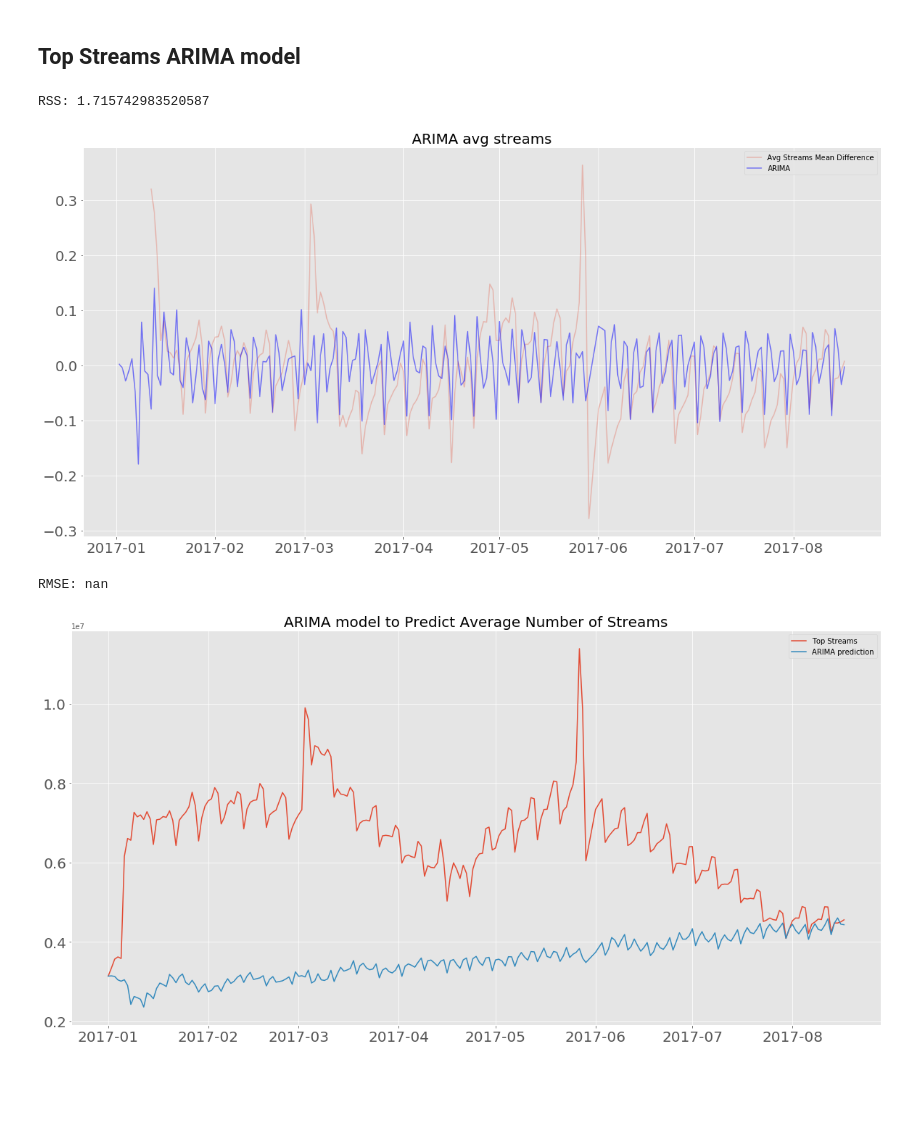
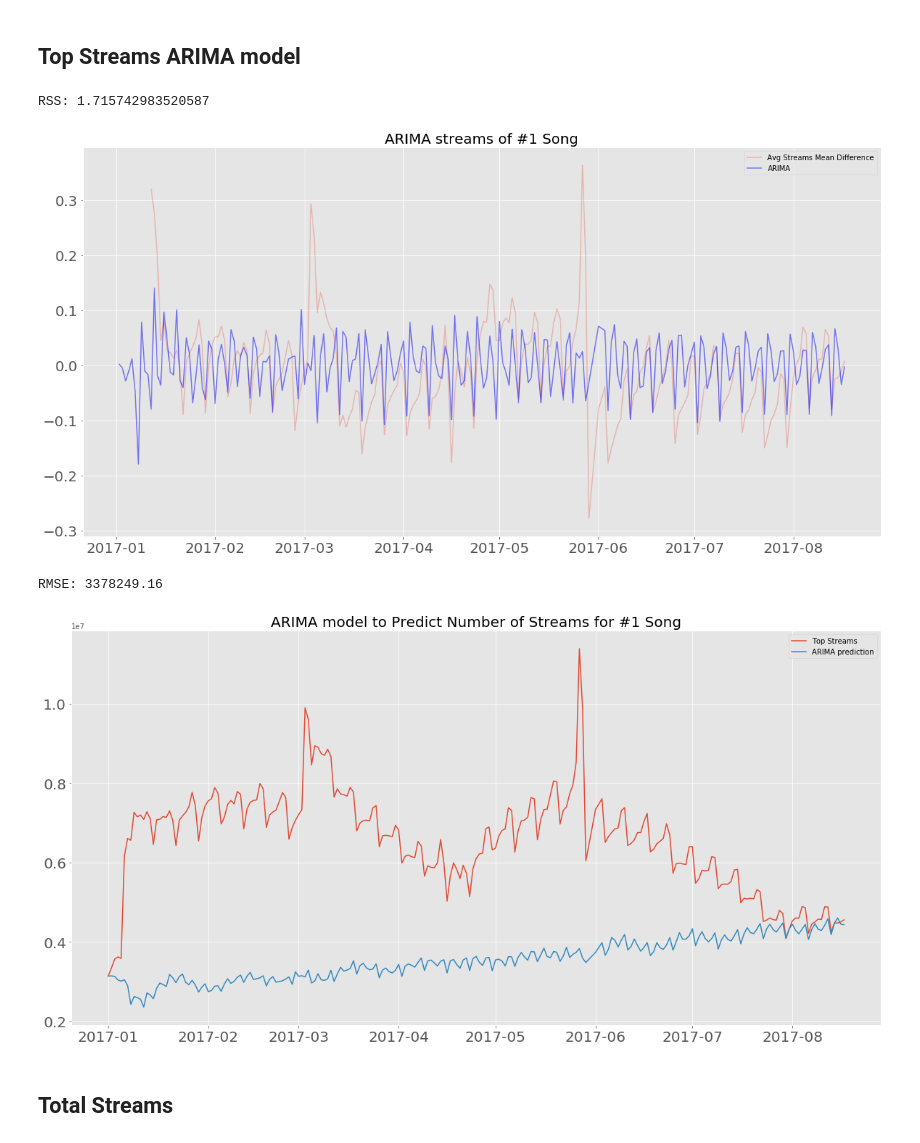
Before and after one commit to maxgrossenbacher/Forecasting_daily_spotify_streams, a Jupyter notebook: src/Spotify_Time_Series.ipynb, the cells around one changed output. Cells and saved outputs as stored; diff of their text form; code cells hidden in the pictures; blank space fills up the shorter version.

Commit message:
Update created ARIMA model

```diff
--- a/src/Spotify_Time_Series.ipynb
+++ b/src/Spotify_Time_Series.ipynb
@@ -582,29 +582,31 @@ RMSE: 410010.25
 # %%
 top_streams_model, top_streams_predictions_ARIMA = ARIMA_model(top_streams_log,6,6)
 
 fig, ax = plt.subplots(1)
 ax.plot(top_streams_mean_diff, label='Avg Streams Mean Difference', alpha=0.3)
 ax.plot(top_streams_predictions_ARIMA, color='blue', alpha=0.5, label='ARIMA')
-plt.title('ARIMA avg streams')
+plt.title('ARIMA streams of #1 Song')
 plt.legend(loc='best')
 fig.set_size_inches(20,10)
 bigger_fonts(ax)
 
 print('RSS: {}' .format(((top_streams_predictions_ARIMA - top_streams_mean_diff)**2).sum()))
 # %% [output]
 RSS: 1.715742983520587
-[figure, old version]
+[figure, new version]
 # %%
 top_streams_predictions = transforming_predictions(top_streams_log, top_streams_predictions_ARIMA)
 
 fig, ax = plt.subplots(1)
 ax.plot(timeseries_data['Streams_#1_song'], label='Top Streams')
 ax.plot(top_streams_predictions, label='ARIMA prediction')
-plt.title('ARIMA model to Predict Average Number of Streams')
+plt.title('ARIMA model to Predict Number of Streams for #1 Song')
 plt.legend(loc='best')
 bigger_fonts(ax)
 fig.set_size_inches((20,10))
-print('RMSE: %.2f'% np.sqrt(sum((top_streams_predictions_ARIMA-timeseries_data['Streams_#1_song'])**2)/len(timeseries_data['Streams_#1_song'])))
+print('RMSE: %.2f'% np.sqrt(sum((top_streams_predictions-timeseries_data['Streams_#1_song'])**2)/len(timeseries_data['Streams_#1_song'])))
 # %% [output]
-RMSE: nan
+RMSE: 3378249.16
-[figure, old version]
+[figure, new version]
+# %% [markdown]
+## Total Streams
```
Also changed, not shown: parts of 15 cells of this notebook.
